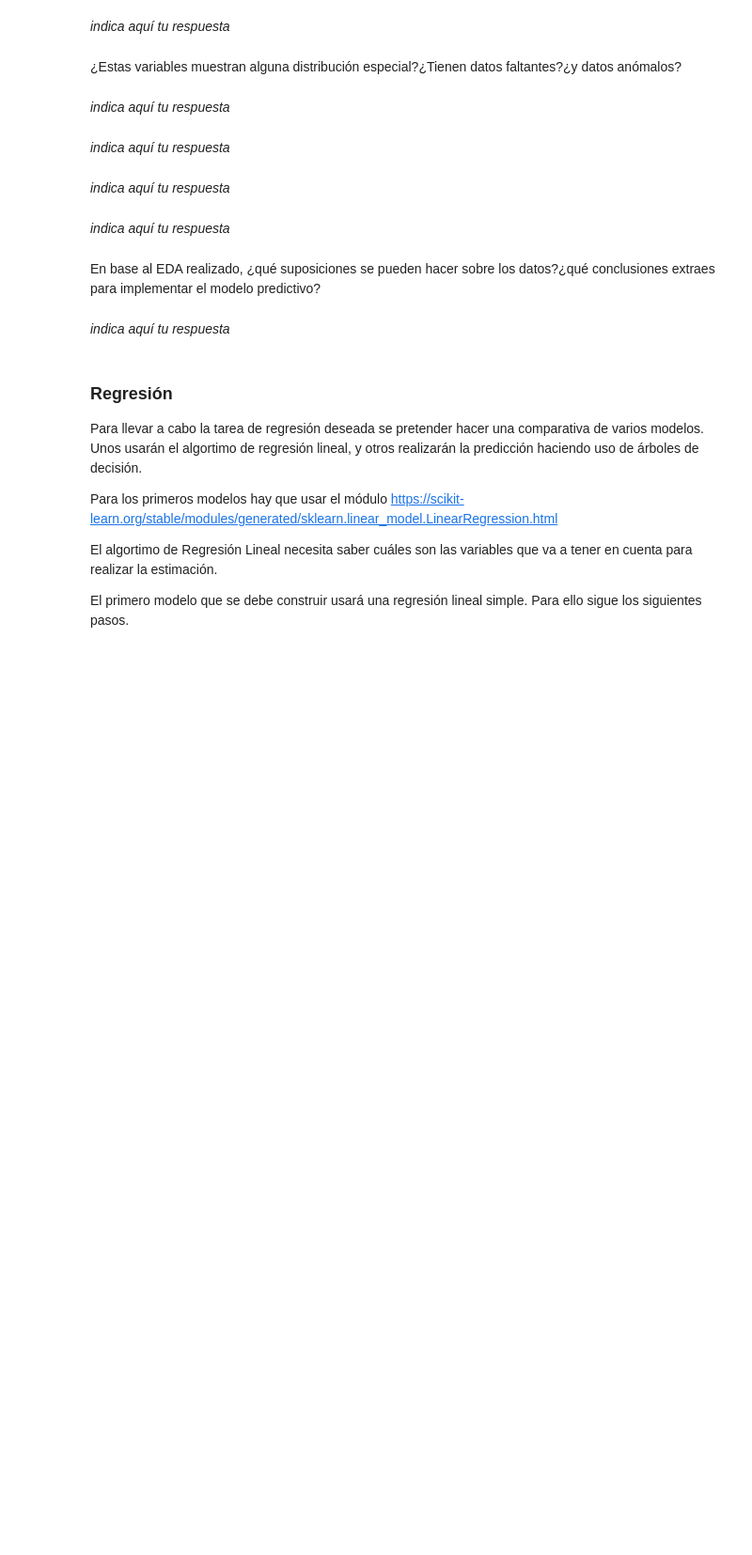
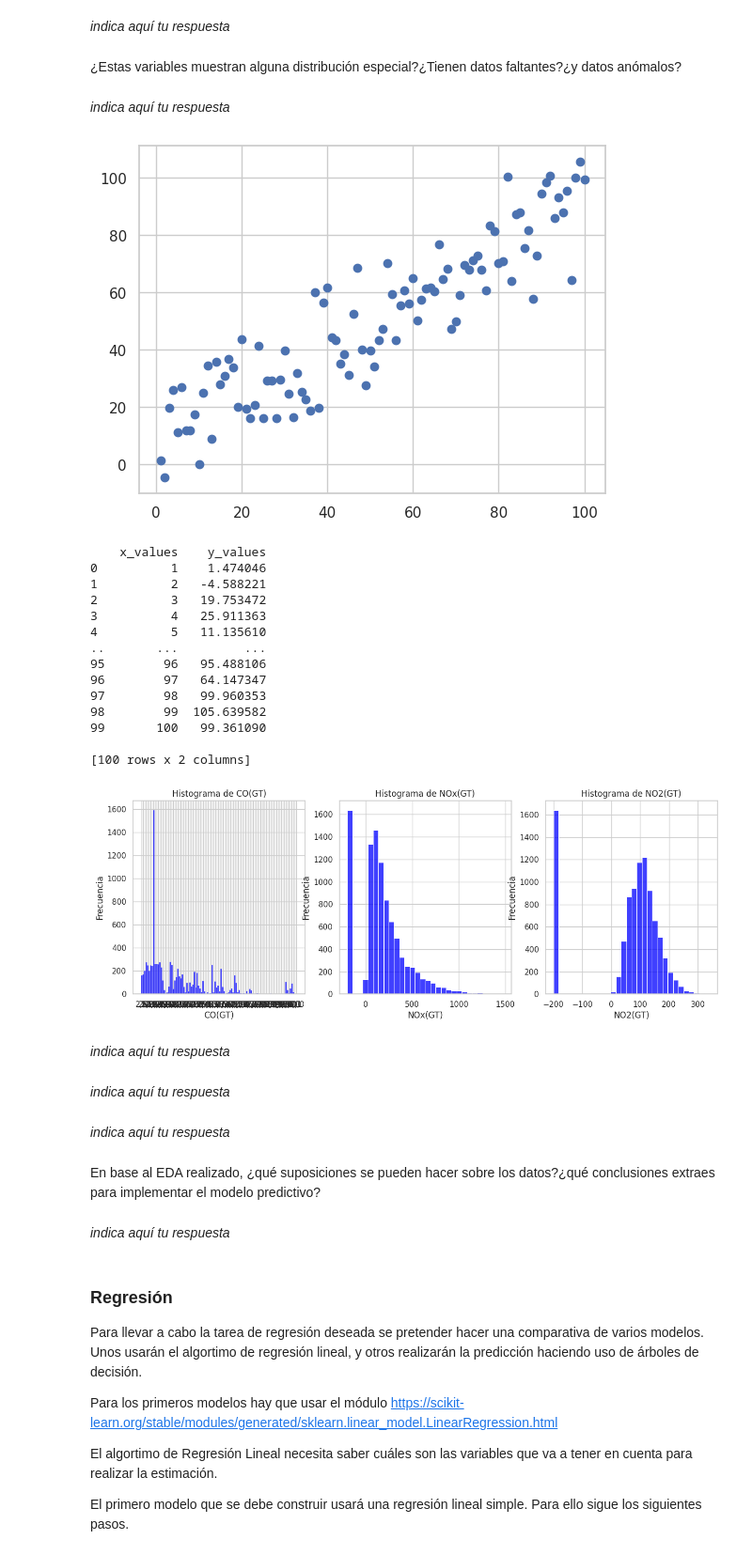
Before and after one commit to dnysecure/codigo, a Jupyter notebook: Laboratorio_Actividad_1_TAA_DonnyR.ipynb, the cells around one changed output. Shown at 94% size. Drawn from its saved outputs; the diff is of its cells as text; code cells hidden in the pictures; blank space fills up the shorter version.

```diff
--- a/Laboratorio_Actividad_1_TAA_DonnyR.ipynb
+++ b/Laboratorio_Actividad_1_TAA_DonnyR.ipynb
@@ -141,6 +208,52 @@ _indica aquí tu respuesta_
 ¿Estas variables muestran alguna distribución especial?¿Tienen datos faltantes?¿y datos anómalos?
 # %% [markdown]
 _indica aquí tu respuesta_
+# %%
+df2=pd.DataFrame({'x_values':range(1,101),'y_values':np.random.randn(100)*15+range(1,101) })
+plt.plot( 'x_values', 'y_values', data=df2, linestyle='none', marker='o')
+plt.show()
+print(df2)
+
+# Comprobar si las columnas existen en el DataFrame
+columnas_interes = ['CO(GT)', 'NOx(GT)', 'NO2(GT)']
+
+for columna in columnas_interes:
+    if columna not in df1.columns:
+        raise ValueError(f"La columna '{columna}' no existe en el DataFrame.")
+
+# Configurar el estilo de los gráficos
+sns.set(style="whitegrid")
+
+# Crear un histograma para cada variable
+plt.figure(figsize=(15, 5))
+
+for i, columna in enumerate(columnas_interes, start=1):
+    plt.subplot(1, 3, i)  # 1 fila, 3 columnas, i-th gráfico
+    sns.histplot(df1[columna].dropna(), bins=30, kde=False, color='blue')
+    plt.title(f'Histograma de {columna}')
+    plt.xlabel(columna)
+    plt.ylabel('Frecuencia')
+    plt.grid(True)
+
+#plt.tight_layout()  # Ajustar el espaciado entre gráficos
+plt.show()
+# %% [output]
+[figure, added]
+    x_values    y_values
+0          1    1.474046
+1          2   -4.588221
+2          3   19.753472
+3          4   25.911363
+4          5   11.135610
+..       ...         ...
+95        96   95.488106
+96        97   64.147347
+97        98   99.960353
+98        99  105.639582
+99       100   99.361090
+
+[100 rows x 2 columns]
+[figure, added]
 # %%
 ## ¿cómo son las correlaciones entre las variables del dataset?
 # %% [markdown]
```
Also changed, not shown: parts of 6 cells of this notebook.
